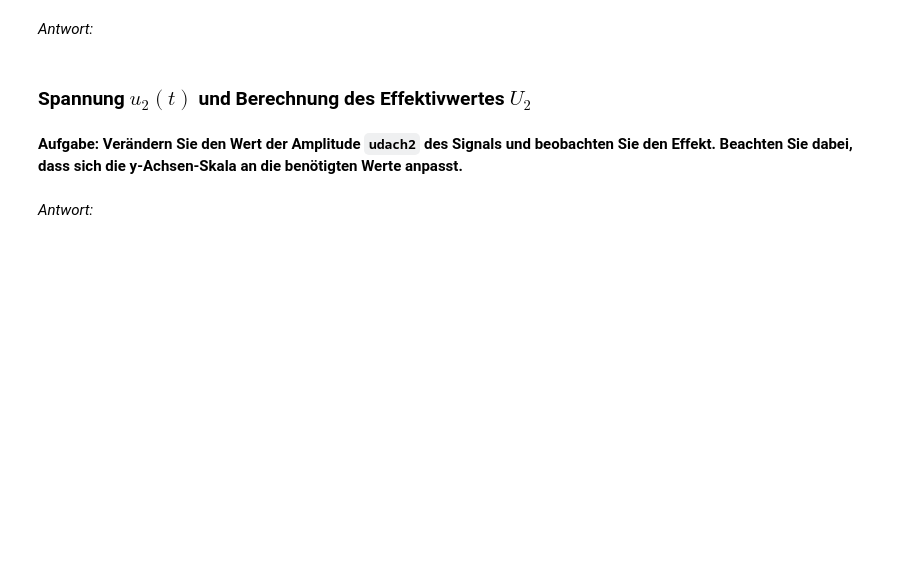
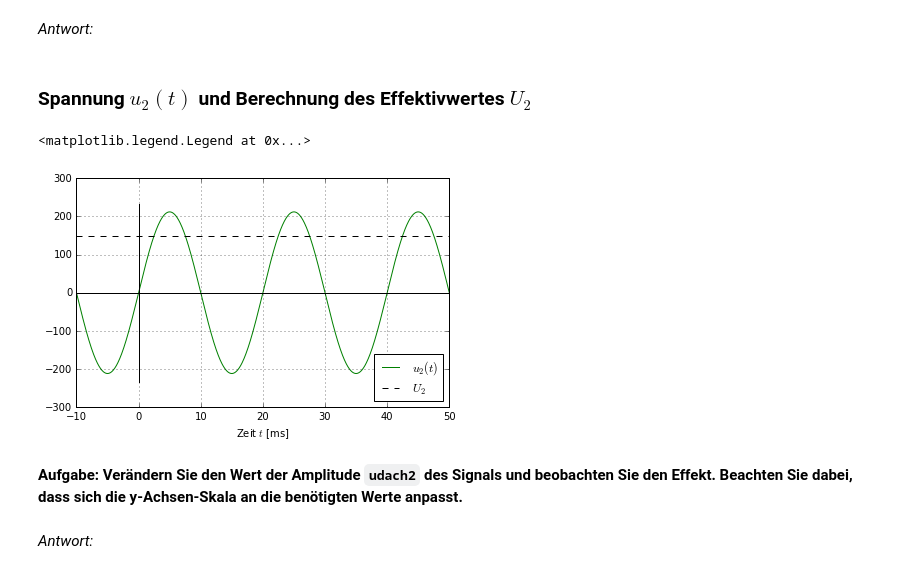
Before and after one commit to Olympiacus/GE2, a Jupyter notebook: 04GE2_komplexezahlen.ipynb, the cells around one changed output. Cells and saved outputs as stored; diff of their text form; code cells hidden in the pictures; blank space fills up the shorter version.

```diff
--- a/04GE2_komplexezahlen.ipynb
+++ b/04GE2_komplexezahlen.ipynb
@@ -11,7 +11,7 @@ import numpy as np
 import matplotlib.pyplot as plt
 # Graphikparameter
 plt.style.use('classic')
-plt.rcParams.update({'font.size':14})
+plt.rcParams.update({'font.size':24})
 plt.rcParams.update({'figure.autolayout': True})
 # %% [markdown]
 ## Zeitfunktionen für Wechselspannungen
@@ -51,22 +54,25 @@ plt.legend(loc='best') # Legende
 # %%
 # Amplitude der zweiten Spannung
 udach2 = np.sqrt(2)*150
 # Nullphasenwinkel der zweiten Spannung
-phiu2 = -3*np.pi/2 # in rad
+phiu2 = -np.pi/2 # in rad
 phiu2g = 180*phiu2/np.pi # in Grad
 # zweite Spannung
 u2 = udach2*np.cos(omega*t+phiu2)
 # Effektivwert
 U2 = udach2/np.sqrt(2) # in Volt
 
 # Diagramm erstellen
 plt.plot(1000*t,u2,'g-',label='$u_2(t)$') # u2
 plt.plot(1000*t,U2*np.ones(len(t)),'k--',label='$U_2$') # U2
 plt.plot(np.zeros(2),[-1.1*udach2,1.1*udach2],'k-') # Hilfslinie
 plt.plot([1000*t[0],1000*t[-1]],np.zeros(2),'k-') # Hilfslinie
 plt.xlabel('Zeit $t$ [ms]') # x-Achsenbeschriftung
 plt.grid()
 plt.legend(loc='best') # Legende
+# %% [output]
+<matplotlib.legend.Legend at 0x...>
+[figure, added]
 # %% [markdown]
 **Aufgabe: Verändern Sie den Wert der Amplitude `udach2` des Signals und beobachten Sie den Effekt. Beachten Sie dabei, dass sich die y-Achsen-Skala an die benötigten Werte anpasst.**
 # %% [markdown]
```
Also changed, not shown: parts of 6 cells of this notebook.
